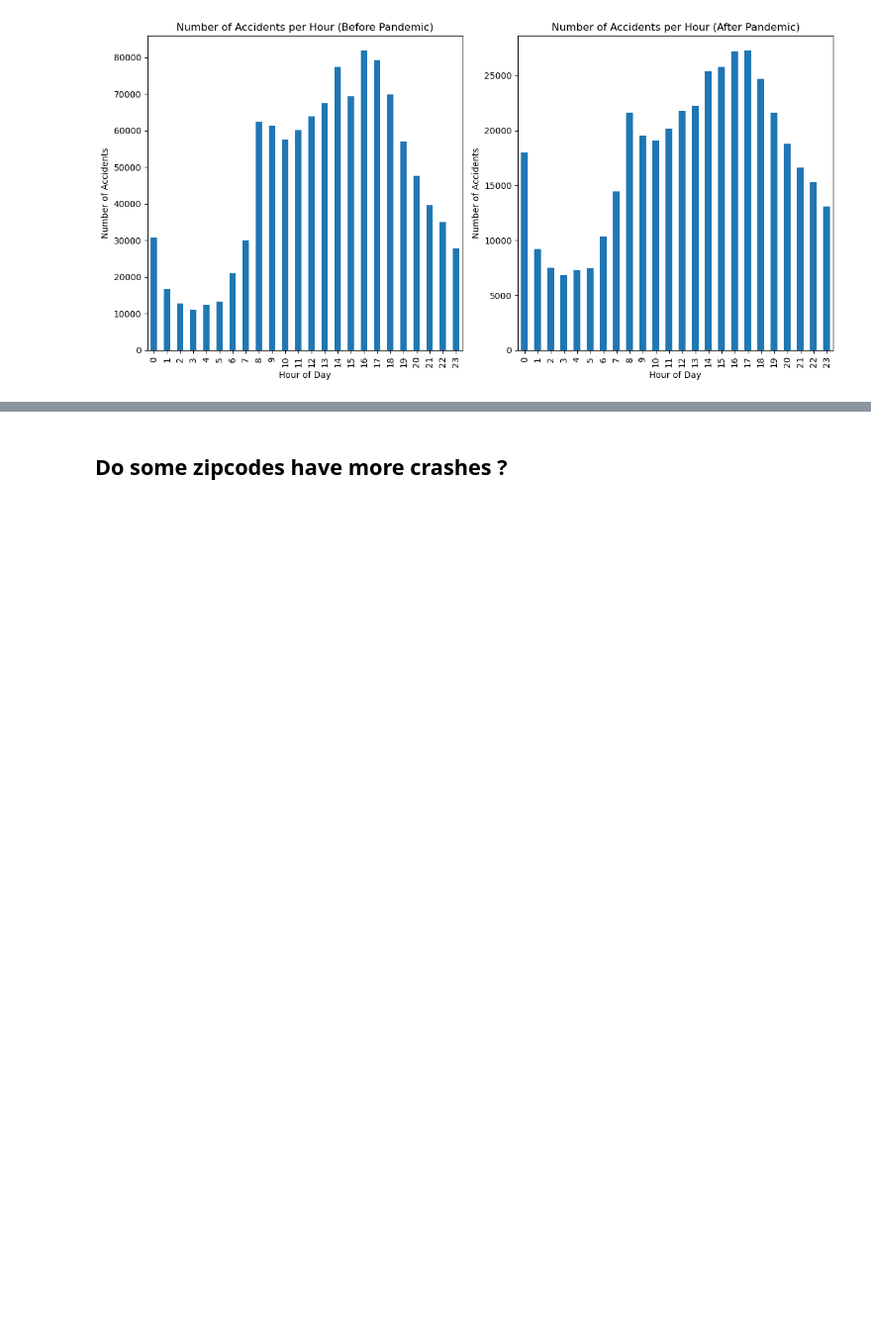
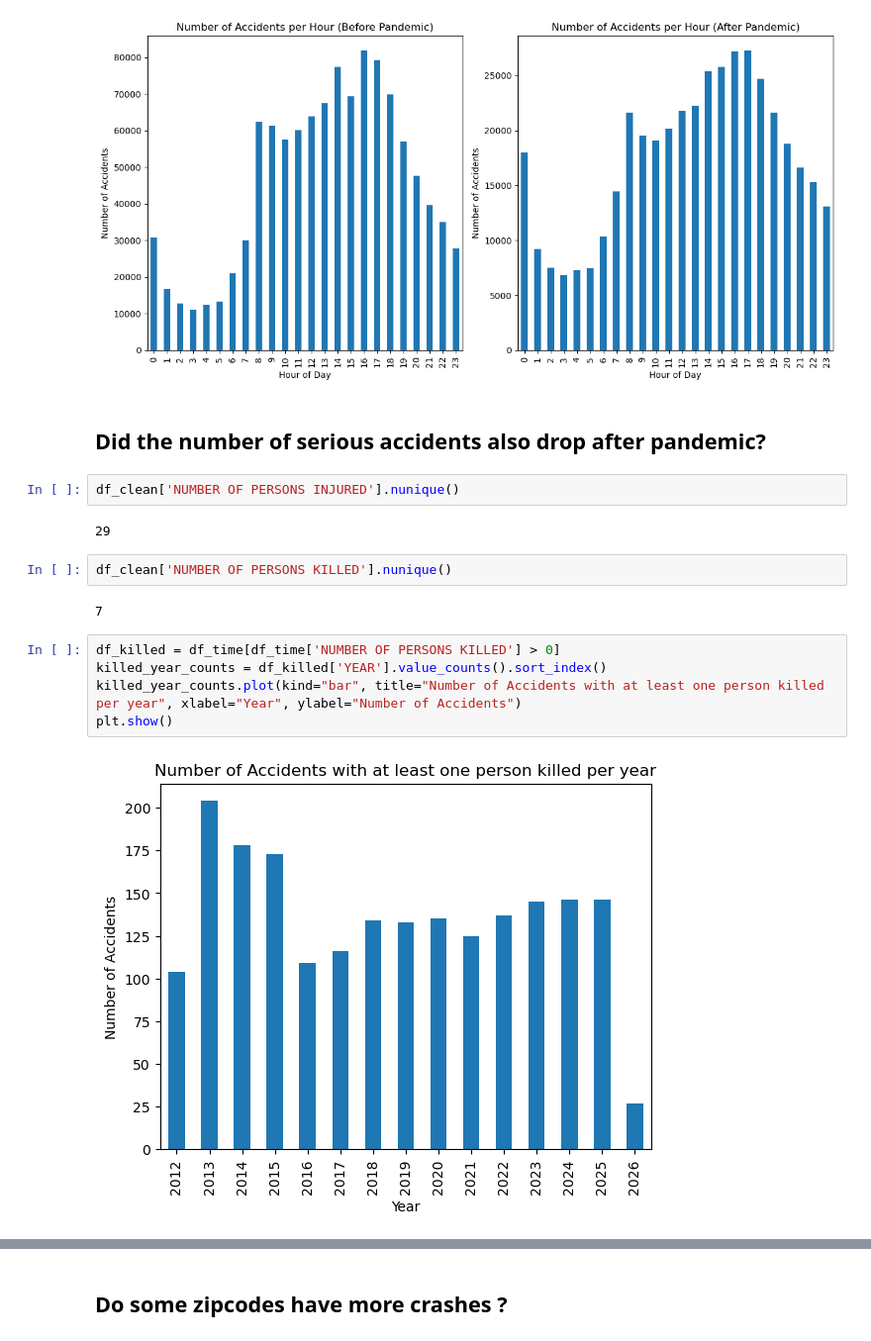
Before and after one commit to bonluc/02806_social_data_analysis_project, a Jupyter notebook: data_analysis.ipynb, the cells around one changed output, grey strips where cells are left out. Shown at 99% size. Saved outputs shown, nothing was run; the diff lists cells and outputs as text; blank space fills up the shorter version.

```diff
--- a/data_analysis.ipynb
+++ b/data_analysis.ipynb
@@ -294,3 +294,20 @@ plt.tight_layout()
 plt.show()
 # %% [output]
 [figure]
+# %% [markdown]
+## Did the number of serious accidents also drop after pandemic?
+# %%
+df_clean['NUMBER OF PERSONS INJURED'].nunique()
+# %% [output]
+29
+# %%
+df_clean['NUMBER OF PERSONS KILLED'].nunique()
+# %% [output]
+7
+# %%
+df_killed = df_time[df_time['NUMBER OF PERSONS KILLED'] > 0]
+killed_year_counts = df_killed['YEAR'].value_counts().sort_index()
+killed_year_counts.plot(kind="bar", title="Number of Accidents with at least one person killed per year", xlabel="Year", ylabel="Number of Accidents")
+plt.show()
+# %% [output]
+[figure, added]
```
Also changed, not shown: parts of 6 cells of this notebook.
